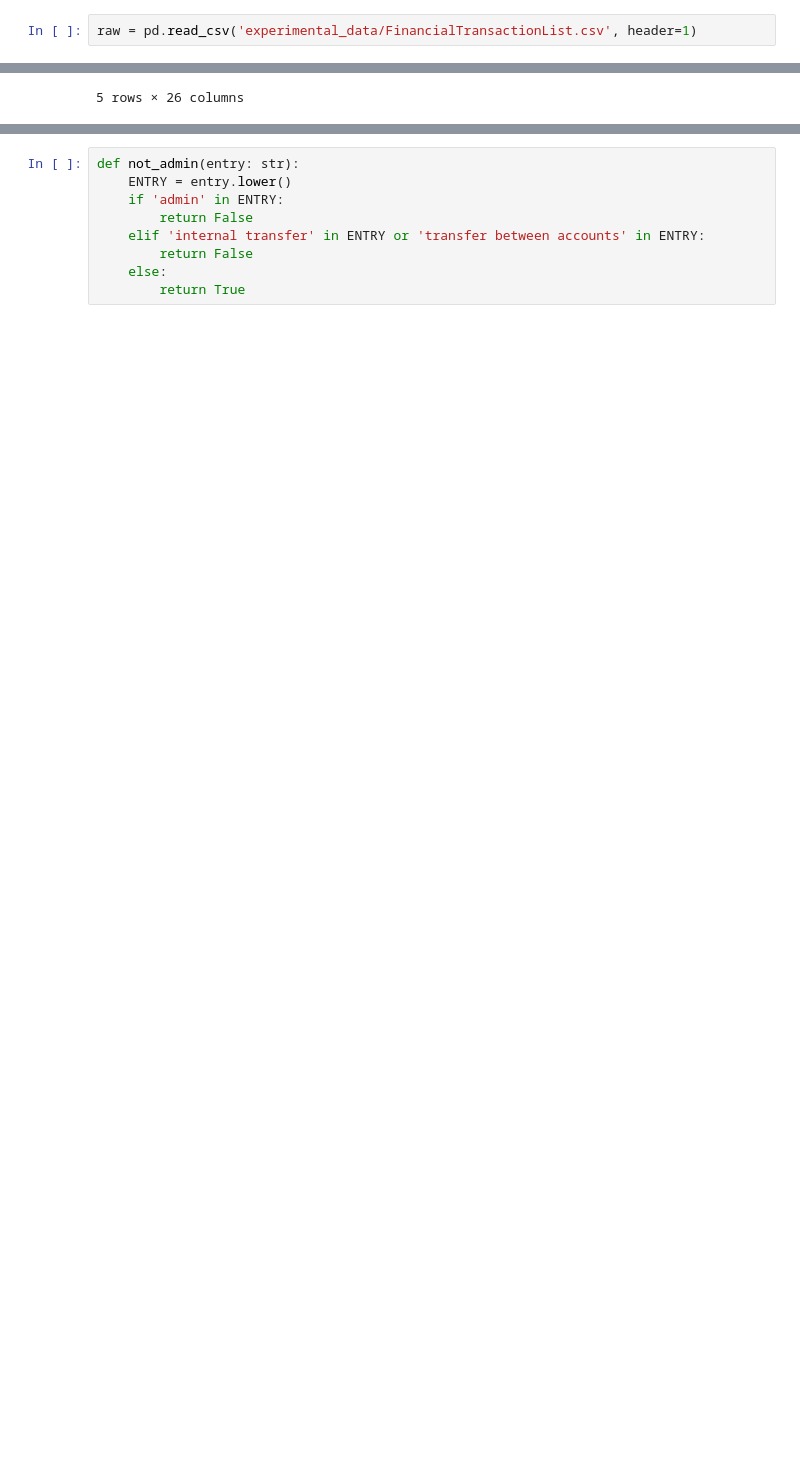
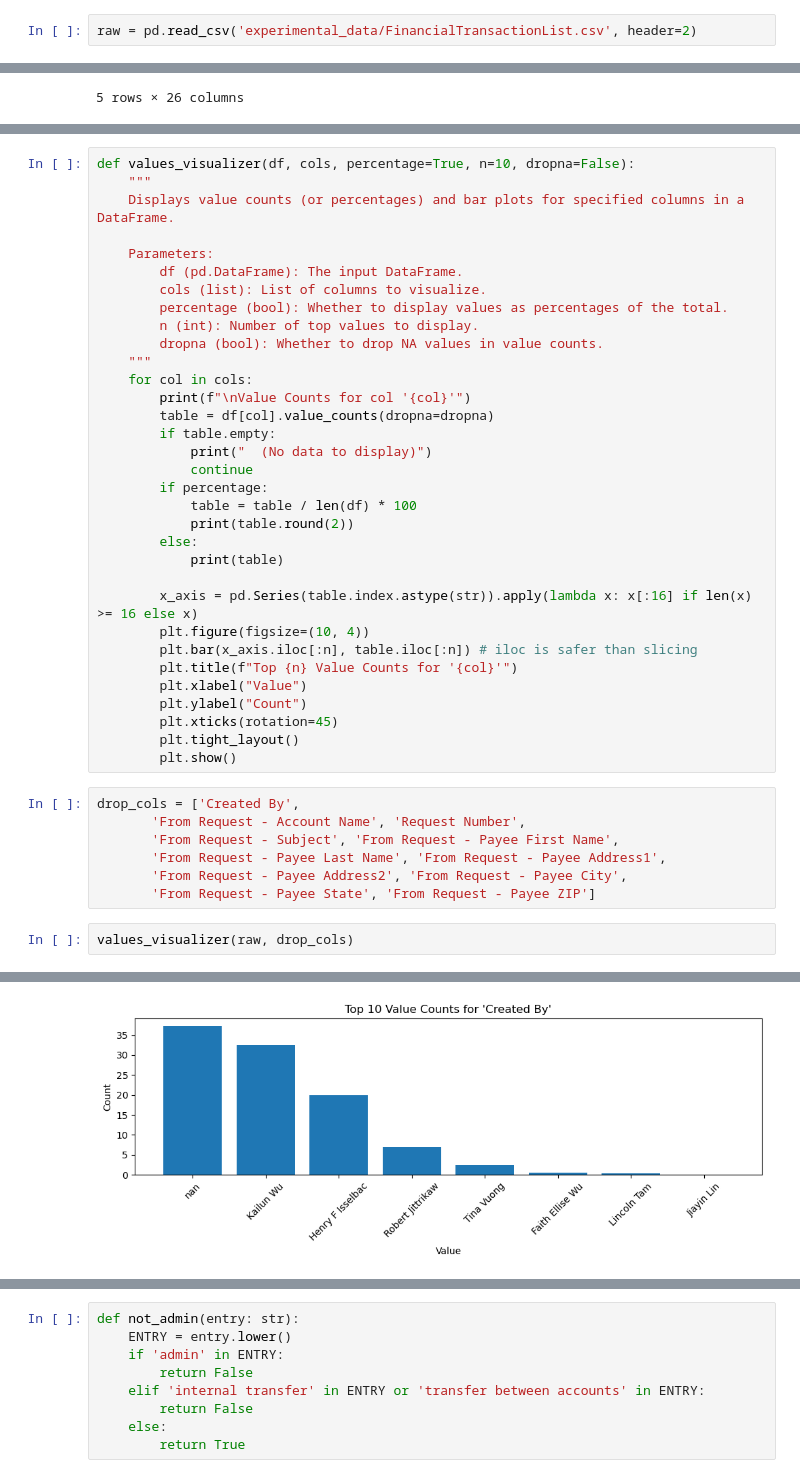
Before and after one commit to J-Ngaiii/ocfo-etl, a Jupyter notebook: experiments/transacs-eda.ipynb, the cells around one changed output, grey strips where cells are left out. Drawn from its saved outputs; the diff is of its cells as text; blank space fills up the shorter version.

```diff
--- a/experiments/transacs-eda.ipynb
+++ b/experiments/transacs-eda.ipynb
@@ -4,7 +7,7 @@ import re
 # %% [markdown]
 # Loading Data
 # %%
-raw = pd.read_csv('experimental_data/FinancialTransactionList.csv', header=1)
+raw = pd.read_csv('experimental_data/FinancialTransactionList.csv', header=2)
 # %%
 raw.head(5)
 # %% [output]
@@ -42,0 +73,43 @@ Name: count, dtype: int64
+# %%
+def values_visualizer(df, cols, percentage=True, n=10, dropna=False):
+    """
+    Displays value counts (or percentages) and bar plots for specified columns in a DataFrame.
+
+    Parameters:
+        df (pd.DataFrame): The input DataFrame.
+        cols (list): List of columns to visualize.
+        percentage (bool): Whether to display values as percentages of the total.
+        n (int): Number of top values to display.
+        dropna (bool): Whether to drop NA values in value counts.
+    """
+    for col in cols:
+        print(f"\nValue Counts for col '{col}'")
+        table = df[col].value_counts(dropna=dropna)
+        if table.empty:
+            print("  (No data to display)")
+            continue
+        if percentage:
+            table = table / len(df) * 100
+            print(table.round(2))
+        else:
+            print(table)
+
+        x_axis = pd.Series(table.index.astype(str)).apply(lambda x: x[:16] if len(x) >= 16 else x)
+        plt.figure(figsize=(10, 4))
+        plt.bar(x_axis.iloc[:n], table.iloc[:n]) # iloc is safer than slicing
+        plt.title(f"Top {n} Value Counts for '{col}'")
+        plt.xlabel("Value")
+        plt.ylabel("Count")
+        plt.xticks(rotation=45)
+        plt.tight_layout()
+        plt.show()
+# %%
+drop_cols = ['Created By',
+       'From Request - Account Name', 'Request Number',
+       'From Request - Subject', 'From Request - Payee First Name',
+       'From Request - Payee Last Name', 'From Request - Payee Address1',
+       'From Request - Payee Address2', 'From Request - Payee City',
+       'From Request - Payee State', 'From Request - Payee ZIP']
+# %%
+values_visualizer(raw, drop_cols)
+# %% [output]
@@ -42,0 +127 @@ Name: count, dtype: int64
+[figure, added]
```
Also changed, not shown: parts of 17 cells of this notebook, 1 other file.
